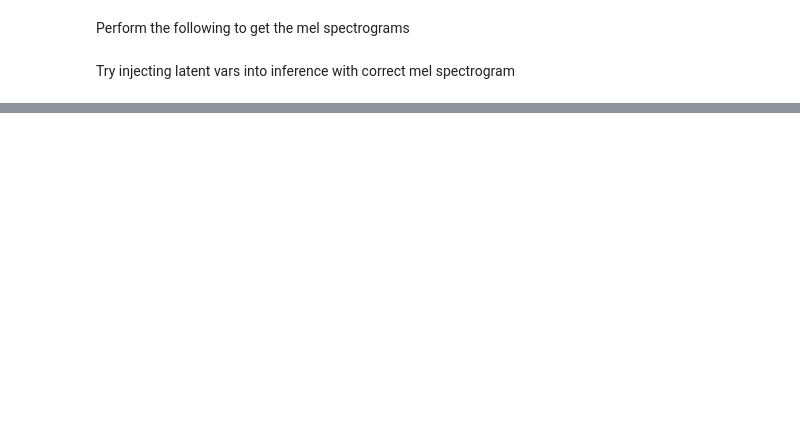
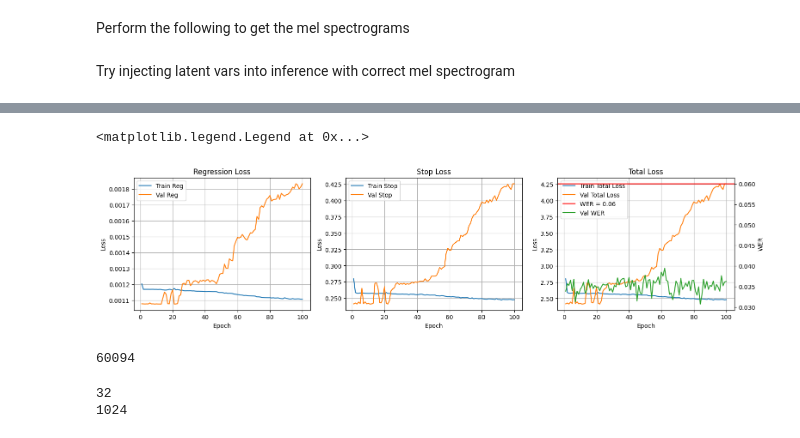
Before and after one commit to wongbr55/diffwave_expose_latent_space, a Jupyter notebook: diffwave_test.ipynb, the cells around one changed output, grey strips where cells are left out. Cells and saved outputs as stored; diff of their text form; code cells hidden in the pictures; blank space fills up the shorter version.

```diff
--- a/diffwave_test.ipynb
+++ b/diffwave_test.ipynb
@@ -48,0 +146,42 @@ write("injected_output.wav", sample_rate, audio.squeeze().cpu().numpy())
+# %%
+import matplotlib.pyplot as plt
+epochs = [i for i in range(1, len(val_wer_score) + 1)]
+fig, axes = plt.subplots(1, 3, figsize=(18, 4))
+
+# Regression loss
+axes[0].plot(epochs, train_reg_loss, label="Train Reg")
+axes[0].plot(epochs, val_reg_loss, label="Val Reg")
+axes[0].set_title("Regression Loss")
+axes[0].set_xlabel("Epoch")
+axes[0].set_ylabel("Loss")
+axes[0].legend()
+axes[0].grid(True)
+
+# Stop loss
+axes[1].plot(epochs, train_stop_loss, label="Train Stop")
+axes[1].plot(epochs, val_stop_loss, label="Val Stop")
+axes[1].set_title("Stop Loss")
+axes[1].set_xlabel("Epoch")
+axes[1].set_ylabel("Loss")
+axes[1].legend()
+axes[1].grid(True)
+
+axes[2].plot(epochs, train_total_loss, label="Train Total Loss", color="tab:blue")
+axes[2].plot(epochs, val_total_loss, label="Val Total Loss", color="tab:orange")
+axes[2].set_title("Total Loss")
+axes[2].set_xlabel("Epoch")
+axes[2].set_ylabel("Loss")
+axes[2].grid(True)
+
+ax_wer = axes[2].twinx()
+ax_wer.axhline(y=0.06, color="red", linestyle="-", label="WER = 0.06")
+ax_wer.plot(epochs, val_wer_score, label="Val WER", color="tab:green")
+ax_wer.set_ylabel("WER")
+
+# Combine legends from both axes
+lines_1, labels_1 =  axes[2].get_legend_handles_labels()
+lines_2, labels_2 = ax_wer.get_legend_handles_labels()
+axes[2].legend(lines_1 + lines_2, labels_1 + labels_2, loc="best")
+# %% [output]
+<matplotlib.legend.Legend at 0x...>
+[figure, added]
@@ -48,0 +240,13 @@ write("injected_output.wav", sample_rate, audio.squeeze().cpu().numpy())
+# %%
+print(total_words)
+# %% [output]
+60094
+# %%
+model = EncodecModel.encodec_model_24khz()
+model.set_target_bandwidth(3)
+
+print(model.quantizer.n_q)          # number of residual quantizers
+print(model.quantizer.bins) # tokens per residual
+# %% [output]
+32
+1024
```
Also changed, not shown: parts of 33 cells of this notebook, 3 other files.
